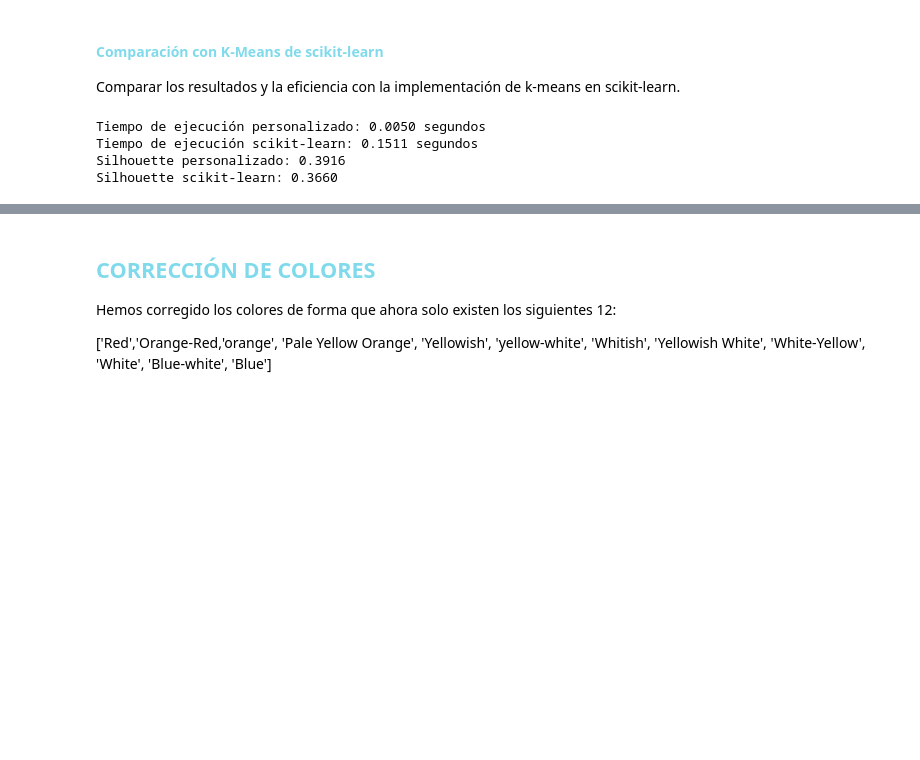
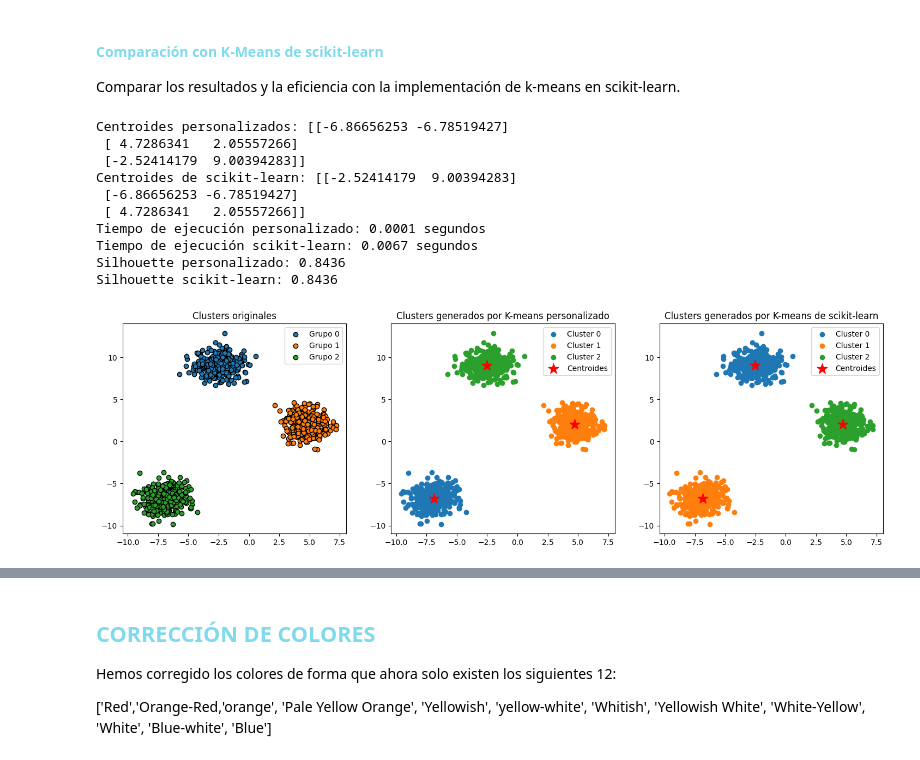
Before and after one commit to NataaNK/Grupo11_Practica2, a Jupyter notebook: main.ipynb, the cells around one changed output, grey strips where cells are left out. Cells and saved outputs as stored; diff of their text form; code cells hidden in the pictures; blank space fills up the shorter version.

Commit message:
Ampliación análisis de K-means sklearn vs K-means custom

```diff
--- a/main.ipynb
+++ b/main.ipynb
@@ -112,39 +112,80 @@ Centroides finales:
 Comparar los resultados y la eficiencia con la implementación de k-means en scikit-learn.
 # %%
 import numpy as np
+import matplotlib.pyplot as plt
+import matplotlib
 import time
+from sklearn.datasets import make_blobs
 from sklearn.cluster import KMeans
 from sklearn.metrics import silhouette_score
 
+# Generación de datos con clusters predefinidos
+X, y = make_blobs(n_samples=1000, centers=3, n_features=2, random_state=42)
 
-# Generación de datos aleatorios para el clustering
-np.random.seed(42)
-data = np.random.rand(1000, 2)  # 1000 puntos en 2D para una prueba más sustancial
-num_clusters = 3  # Número de clusters
+# Número de clusters para el análisis
+num_clusters = 3
 
 # Ejecución del K-means personalizado
 start_time_custom = time.time()
-centroids_custom, labels_custom = custom_k_means(data, num_clusters)
+centroids_custom, labels_custom = custom_k_means(X, num_clusters)
 end_time_custom = time.time()
 time_custom = end_time_custom - start_time_custom
 
 # Ejecución del K-means de scikit-learn
 start_time_sklearn = time.time()
 kmeans_sklearn = KMeans(n_clusters=num_clusters, random_state=42)
-labels_sklearn = kmeans_sklearn.fit_predict(data)
+labels_sklearn = kmeans_sklearn.fit_predict(X)
 end_time_sklearn = time.time()
 time_sklearn = end_time_sklearn - start_time_sklearn
 
 # Comparación de la calidad de los clusters mediante el coeficiente Silhouette
-silhouette_custom = silhouette_score(data, labels_custom)
-silhouette_sklearn = silhouette_score(data, labels_sklearn)
+silhouette_custom = silhouette_score(X, labels_custom)
+silhouette_sklearn = silhouette_score(X, labels_sklearn)
 
+# Impresión de los centroides
+print("Centroides personalizados:", centroids_custom)
+print("Centroides de scikit-learn:", kmeans_sklearn.cluster_centers_)
+
+# Impresión de tiempos de ejecución y coeficientes Silhouette
 print(f"Tiempo de ejecución personalizado: {time_custom:.4f} segundos")
 print(f"Tiempo de ejecución scikit-learn: {time_sklearn:.4f} segundos")
 print(f"Silhouette personalizado: {silhouette_custom:.4f}")
 print(f"Silhouette scikit-learn: {silhouette_sklearn:.4f}")
+
+# Representación gráfica de los clusters originales y los creados
+fig, ax = plt.subplots(1, 3, figsize=(18, 5))
+
+# Grupos originales
+colors = matplotlib.colormaps['tab10']
+for i in range(num_clusters):
+    ax[0].scatter(X[y == i, 0], X[y == i, 1], c=[colors(i)], edgecolor='black', label=f"Grupo {i}")
+ax[0].set_title('Clusters originales')
+ax[0].legend()
+
+# Gráfica de clusters personalizados
+for i in range(num_clusters):
+    ax[1].scatter(X[labels_custom == i, 0], X[labels_custom == i, 1], c=[colors(i)], label=f"Cluster {i}")
+ax[1].scatter(centroids_custom[:, 0], centroids_custom[:, 1], c='red', s=200, marker='*', label='Centroides')
+ax[1].set_title('Clusters generados por K-means personalizado')
+ax[1].legend()
+
+# Gráfica de clusters con scikit-learn
+for i in range(num_clusters):
+    ax[2].scatter(X[labels_sklearn == i, 0], X[labels_sklearn == i, 1], c=[colors(i)], label=f"Cluster {i}")
+ax[2].scatter(kmeans_sklearn.cluster_centers_[:, 0], kmeans_sklearn.cluster_centers_[:, 1], c='red', s=200, marker='*', label='Centroides')
+ax[2].set_title('Clusters generados por K-means de scikit-learn')
+ax[2].legend()
+
+plt.show()
 # %% [output]
-Tiempo de ejecución personalizado: 0.0050 segundos
-Tiempo de ejecución scikit-learn: 0.1511 segundos
-Silhouette personalizado: 0.3916
-Silhouette scikit-learn: 0.3660
+Centroides personalizados: [[-6.86656253 -6.78519427]
+ [ 4.7286341   2.05557266]
+ [-2.52414179  9.00394283]]
+Centroides de scikit-learn: [[-2.52414179  9.00394283]
+ [-6.86656253 -6.78519427]
+ [ 4.7286341   2.05557266]]
+Tiempo de ejecución personalizado: 0.0001 segundos
+Tiempo de ejecución scikit-learn: 0.0067 segundos
+Silhouette personalizado: 0.8436
+Silhouette scikit-learn: 0.8436
+[figure, added]
```
Also changed, not shown: parts of 2 cells of this notebook.
